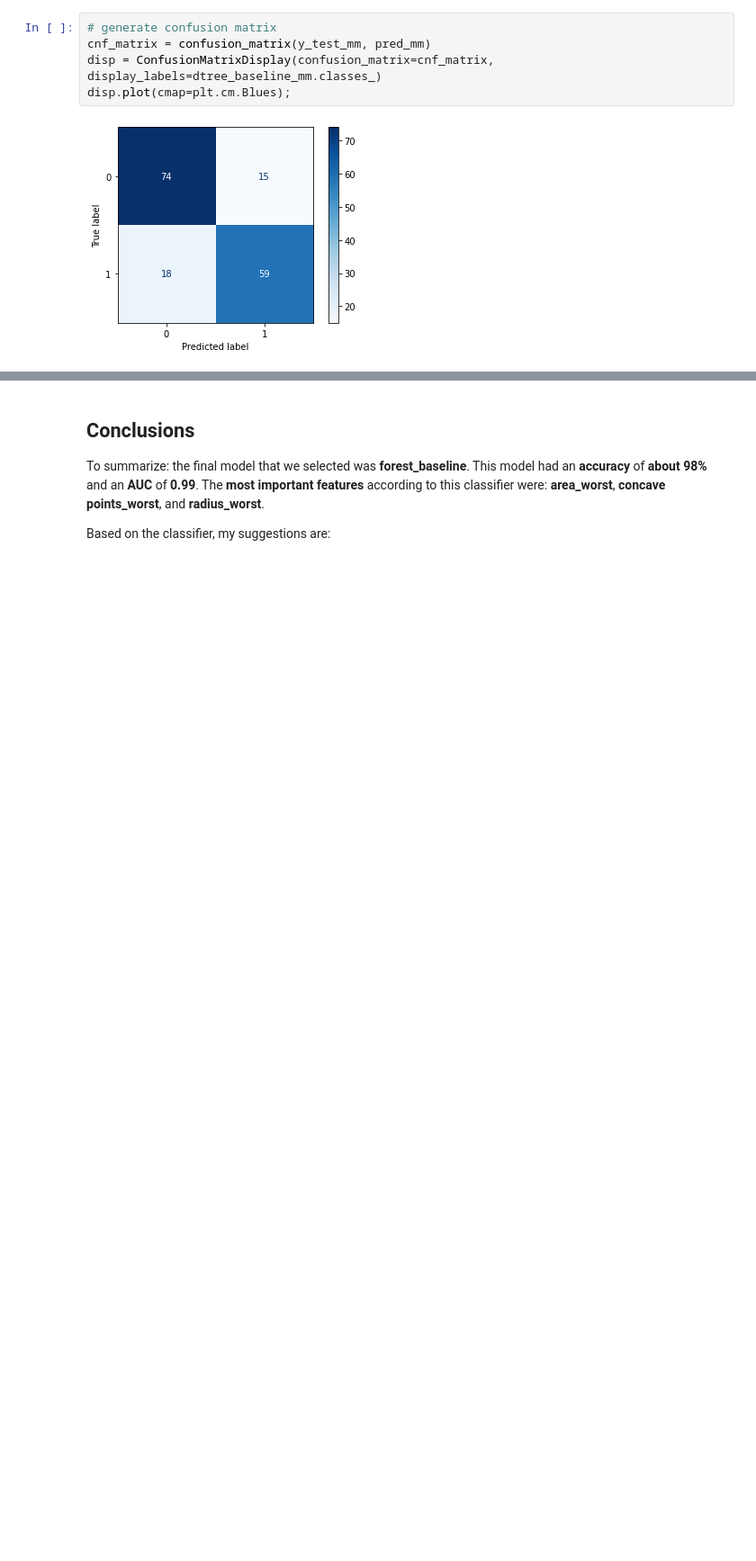
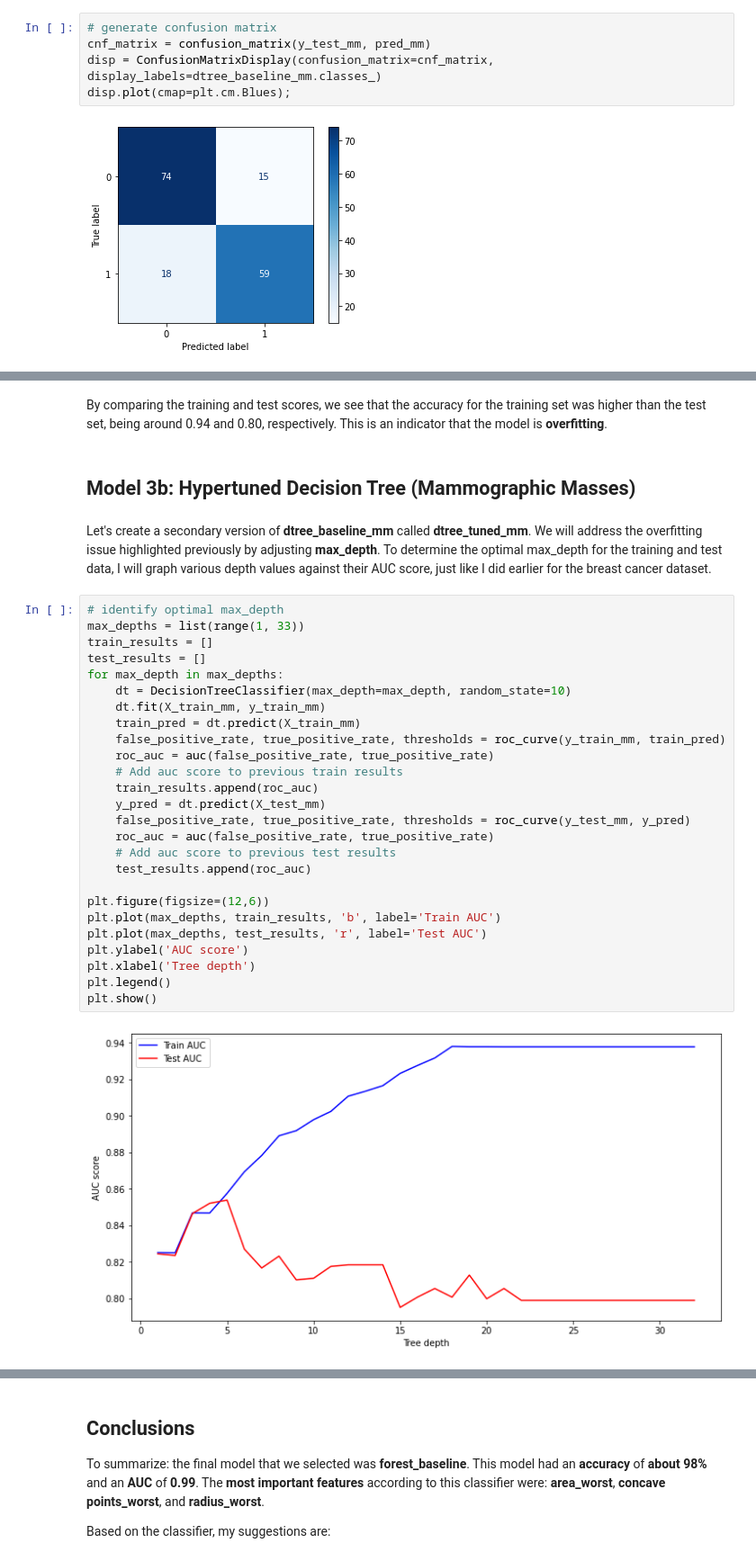
Before and after one commit to jbenedito99/Breast-Cancer-Classification, a Jupyter notebook: notebook.ipynb, the cells around one changed output, grey strips where cells are left out. Shown: that part at 90% size. Drawn from its saved outputs; the diff is of its cells as text; blank space fills up the shorter version.

Commit message:
Made decision trees for mammographic masses data

```diff
--- a/notebook.ipynb
+++ b/notebook.ipynb
@@ -762,0 +778,34 @@ disp.plot(cmap=plt.cm.Blues);
+# %% [markdown]
+By comparing the training and test scores, we see that the accuracy for the training set was higher than the test set, being around 0.94 and 0.80, respectively. This is an indicator that the model is <b>overfitting</b>.
+# %% [markdown]
+## Model 3b: Hypertuned Decision Tree (Mammographic Masses)
+# %% [markdown]
+Let's create a secondary version of <b>dtree_baseline_mm</b> called <b>dtree_tuned_mm</b>. We will address the overfitting issue highlighted previously by adjusting <b>max_depth</b>. To determine the optimal max_depth for the training and test data, I will graph various depth values against their AUC score, just like I did earlier for the breast cancer dataset.
+# %%
+# identify optimal max_depth
+max_depths = list(range(1, 33))
+train_results = []
+test_results = []
+for max_depth in max_depths:
+    dt = DecisionTreeClassifier(max_depth=max_depth, random_state=10)
+    dt.fit(X_train_mm, y_train_mm)
+    train_pred = dt.predict(X_train_mm)
+    false_positive_rate, true_positive_rate, thresholds = roc_curve(y_train_mm, train_pred)
+    roc_auc = auc(false_positive_rate, true_positive_rate)
+    # Add auc score to previous train results
+    train_results.append(roc_auc)
+    y_pred = dt.predict(X_test_mm)
+    false_positive_rate, true_positive_rate, thresholds = roc_curve(y_test_mm, y_pred)
+    roc_auc = auc(false_positive_rate, true_positive_rate)
+    # Add auc score to previous test results
+    test_results.append(roc_auc)
+
+plt.figure(figsize=(12,6))
+plt.plot(max_depths, train_results, 'b', label='Train AUC')
+plt.plot(max_depths, test_results, 'r', label='Test AUC')
+plt.ylabel('AUC score')
+plt.xlabel('Tree depth')
+plt.legend()
+plt.show()
+# %% [output]
+[figure, added]
```
Also changed, not shown: parts of 13 cells of this notebook.
